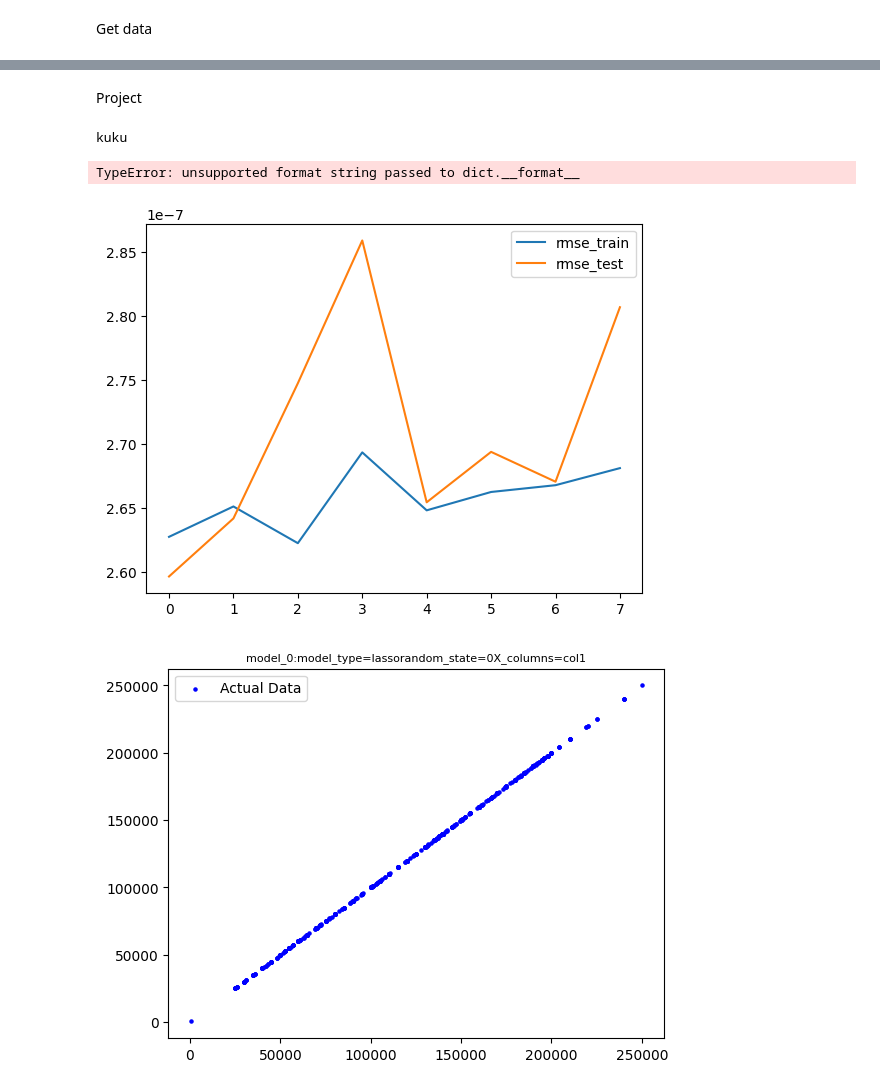
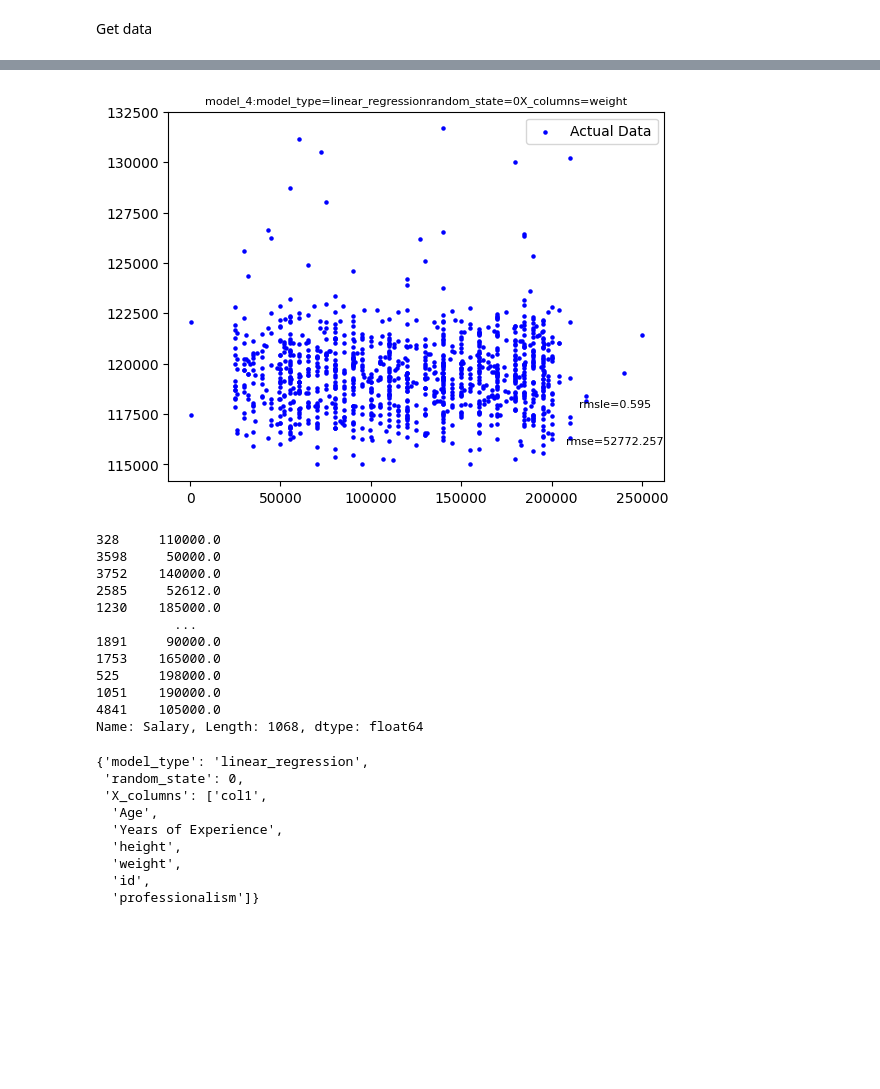
Before and after one commit to Oren-BenA/Regression_project, a Jupyter notebook: project3-regression.ipynb, the cells around one changed output, grey strips where cells are left out. Cells and saved outputs as stored; diff of their text form; code cells hidden in the pictures; blank space fills up the shorter version.

```diff
--- a/project3-regression.ipynb
+++ b/project3-regression.ipynb
@@ -303,5 +3,3 @@ class AI_PIPE_LINE():
-# %% [markdown]
-Project
 # %%
 file_path = "./data/X.csv"
 X = pd.read_csv(file_path)
@@ -347,8 +45,10 @@ AI_pipe_line = AI_PIPE_LINE()
 
 AI_pipe_line.prepare_data(df)
 
-X_columns = df.columns.drop('Salary')
-X_columns = [item for item in df.columns if item not in categorical_columns]
+X_columns_base = list(df.columns.drop('Salary'))
+X_columns = [item for item in X_columns_base if item not in categorical_columns]
+X_columns.append(X_columns_base)
+
 
 y_cloumn = 'Salary'
 
@@ -359,24 +59,23 @@ params_config_dic = {
                      'X_columns':X_columns
                      }
 
-params_permutes_list = AI_pipe_line.get_permutations(params_config_dic)
-# Lasso regression on multiple featrures
+# params_permutes_list = AI_pipe_line.get_permutations(params_config_dic)
+# # Lasso regression on multiple featrures
 
-params_config_dic = {
-                     'model_type':['lasso'],
-                     'random_state':[0],
-                     'X_columns':X_columns
-                     }
+# params_config_dic = {
+#                      'model_type':['lasso'],
+#                      'random_state':[0],
+#                      'X_columns':X_columns
+#                      }
 
 params_permutes_list = AI_pipe_line.get_permutations(params_config_dic)
-
 
 # split to train and test
 
 
 
 for params_dic in params_permutes_list:
-    X_train, X_test, y_train, y_test = AI_pipe_line.train_test_split(X_columns,y_cloumn)
+    X_train, X_test, y_train, y_test = AI_pipe_line.train_test_split(X_columns_base,y_cloumn)
 
     # create predictor
     predictor = AI_pipe_line.add_predictor()
@@ -397,15 +96,13 @@ for params_dic in params_permutes_list:
 # predictors_filter = {'model_type':'linear_regression'}
 
 # collect the stats from all the predictors
-stats = AI_pipe_line.get_stats(['rmse_train','rmse_test'])
+# stats = AI_pipe_line.get_stats(['rmse_train','rmse_test'])
 
-AI_pipe_line.plot_stats(stats_names=['rmse_train','rmse_test'])
+# AI_pipe_line.plot_stats(stats_names=['rmse_train','rmse_test'])
 
-AI_pipe_line.predictors['model_0'].plot_prediction(X_test,y_test,axes=None)
+# AI_pipe_line.predictors['model_0'].plot_prediction(X_test,y_test,axes=None)
-# %% [output]
-kuku
-TypeError: unsupported format string passed to dict.__format__
-[figure, removed]
-[figure, removed]
 # %%
-AI_pipe_line.predictors['model_0'].plot_prediction(X_test,y_test,axes=None)
+predictor.fit(X_train, y_train,params_dic['model_type'],params_dic)
+AI_pipe_line.predictors['model_4'].plot_prediction(X_test,y_test,axes=None)
+# %% [output]
+[figure, added]
@@ -413,0 +109,27 @@ AI_pipe_line.predictors
+# %%
+y_test
+# %% [output]
+328     110000.0
+3598     50000.0
+3752    140000.0
+2585     52612.0
+1230    185000.0
+          ...
+1891     90000.0
+1753    165000.0
+525     198000.0
+1051    190000.0
+4841    105000.0
+Name: Salary, Length: 1068, dtype: float64
+# %%
+params_dic
+# %% [output]
+{'model_type': 'linear_regression',
+ 'random_state': 0,
+ 'X_columns': ['col1',
+  'Age',
+  'Years of Experience',
+  'height',
+  'weight',
+  'id',
+  'professionalism']}
```
Also changed, not shown: parts of 11 cells of this notebook, 1 other file.
